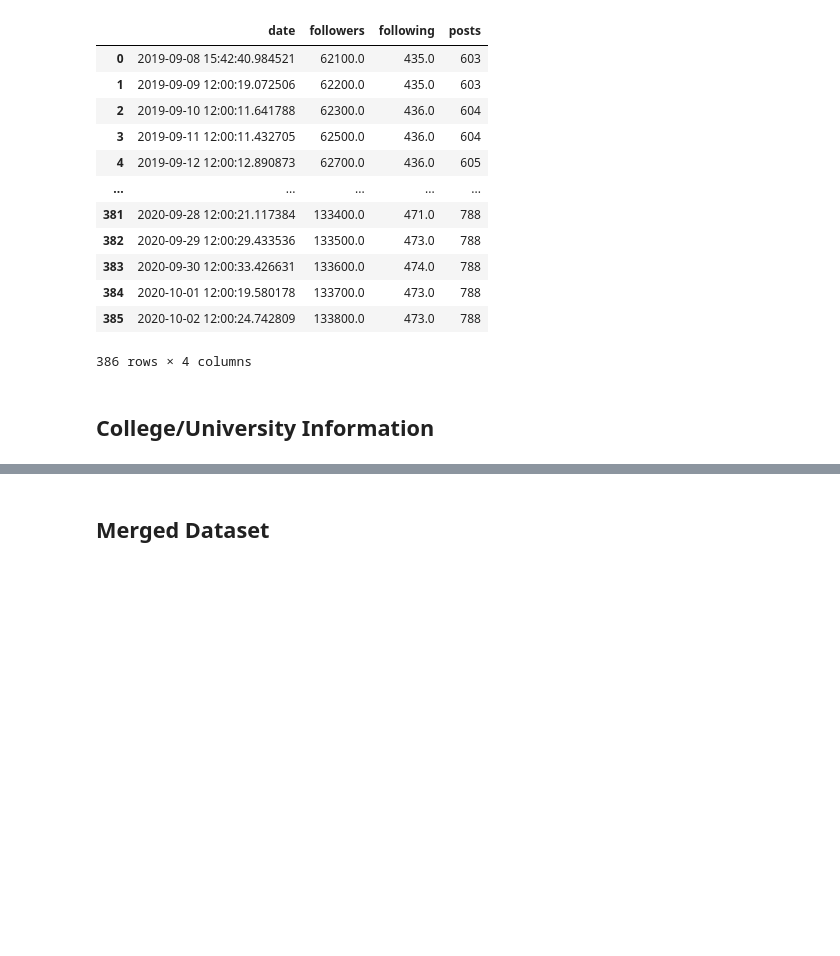
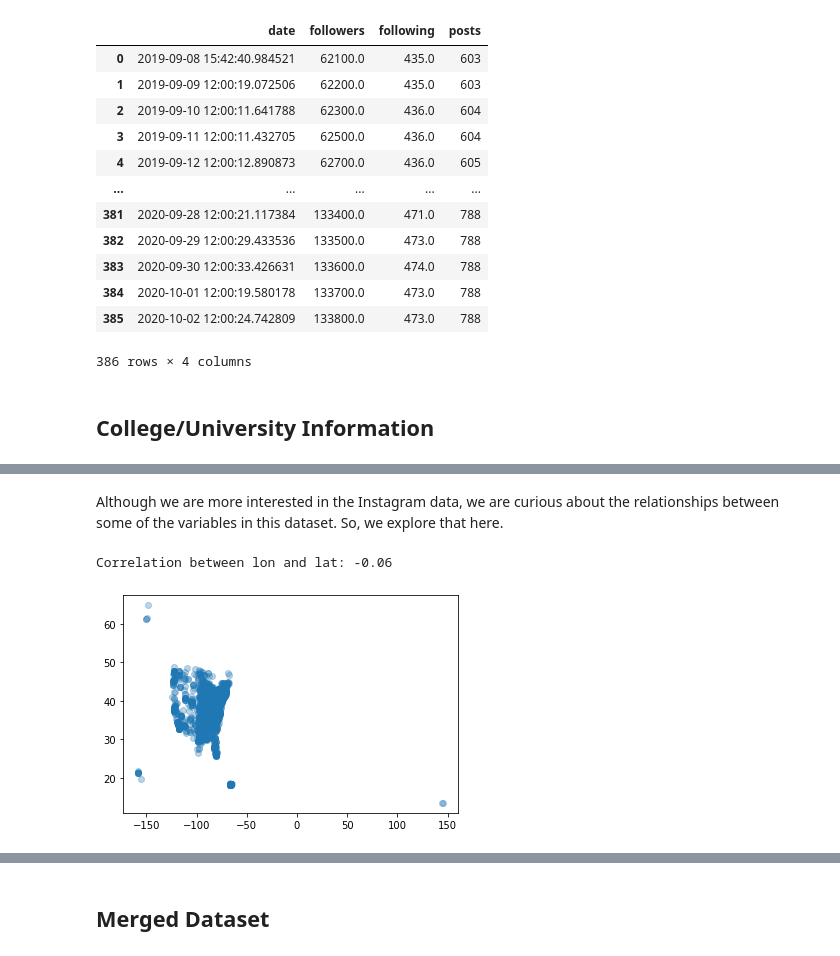
Before and after one commit to benjamin-shen/instagram-collegeuniversity-data, a Jupyter notebook: p2/phase2-exploration.ipynb, the cells around one changed output, grey strips where cells are left out. Drawn from its saved outputs; the diff is of its cells as text; code cells hidden in the pictures; blank space fills up the shorter version.

```diff
--- a/p2/phase2-exploration.ipynb
+++ b/p2/phase2-exploration.ipynb
@@ -4,6 +4,8 @@
 import os
 import pandas as pd
 import matplotlib.pyplot as plt
+# %%
+data_dir = "../data"
 # %% [markdown]
 ## Instagram Statistics
 # %% [markdown]
@@ -11,5 +13,5 @@ First, we load the dataframes from csv files. The data is cleaned in [another no
 # %%
-instagram_dir = "../instagram" # instagram dataset
+instagram_dir = os.path.join(data_dir, "instagram") # instagram dataset
 instagram_files = os.listdir(instagram_dir)
 
 instagram_files[:10]
@@ -150,0 +160,3 @@ instagram_df["johnshopkinsu"]
+# %%
+scorecard = pd.read_csv(os.path.join(data_dir, "scorecard.csv"))
+scorecard.head()
@@ -150,0 +182,16 @@ instagram_df["johnshopkinsu"]
+# %% [markdown]
+Although we are more interested in the Instagram data, we are curious about the relationships between some of the variables in this dataset. So, we explore that here.
+# %%
+def plotCorrelation(df, var1, var2):
+    series1 = df[var1]
+    series2 = df[var2]
+    correlation = series1.corr(series2)
+    print("Correlation between {} and {}: {:.2f}".format(var1, var2, correlation))
+    plt.scatter(series1, series2, alpha=0.3)
+    plt.show()
+# %%
+# hey, is that the United States?!
+plotCorrelation(scorecard, "lon", "lat")
+# %% [output]
+Correlation between lon and lat: -0.06
+[figure, added]
```
Also changed, not shown: parts of 33 cells of this notebook, 1 other file.
